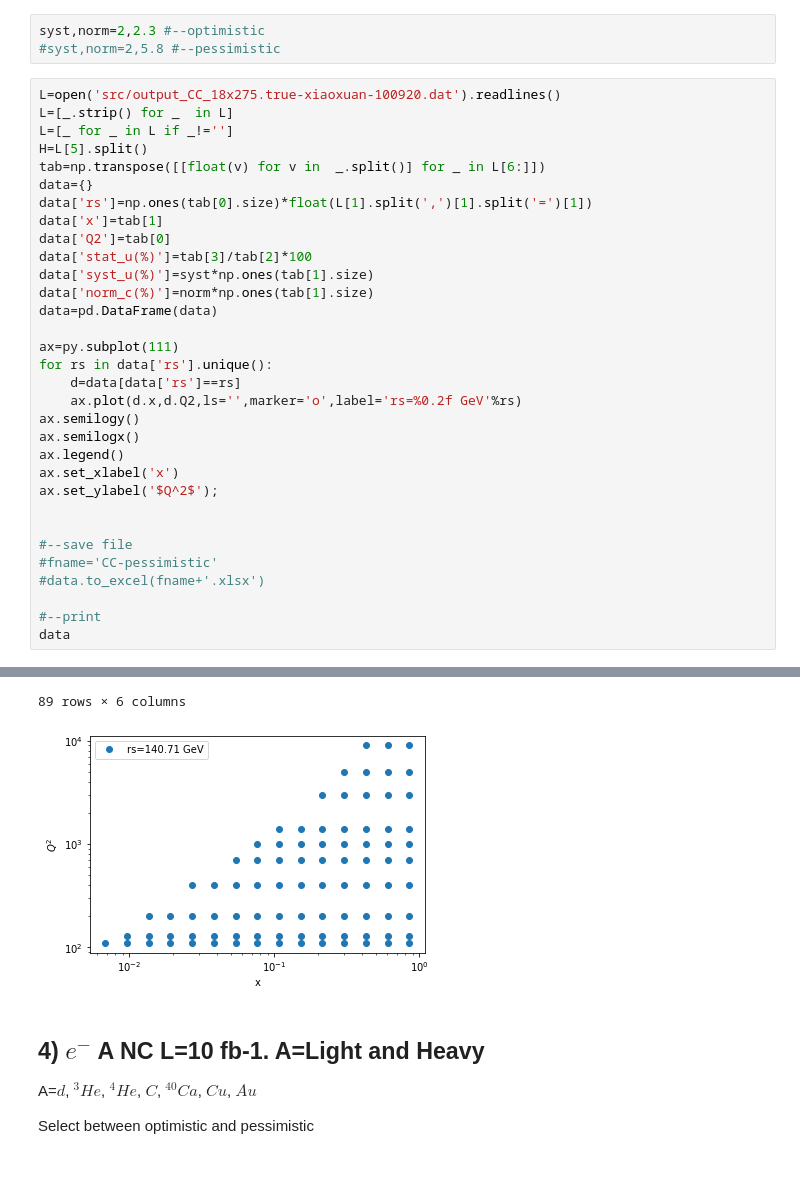
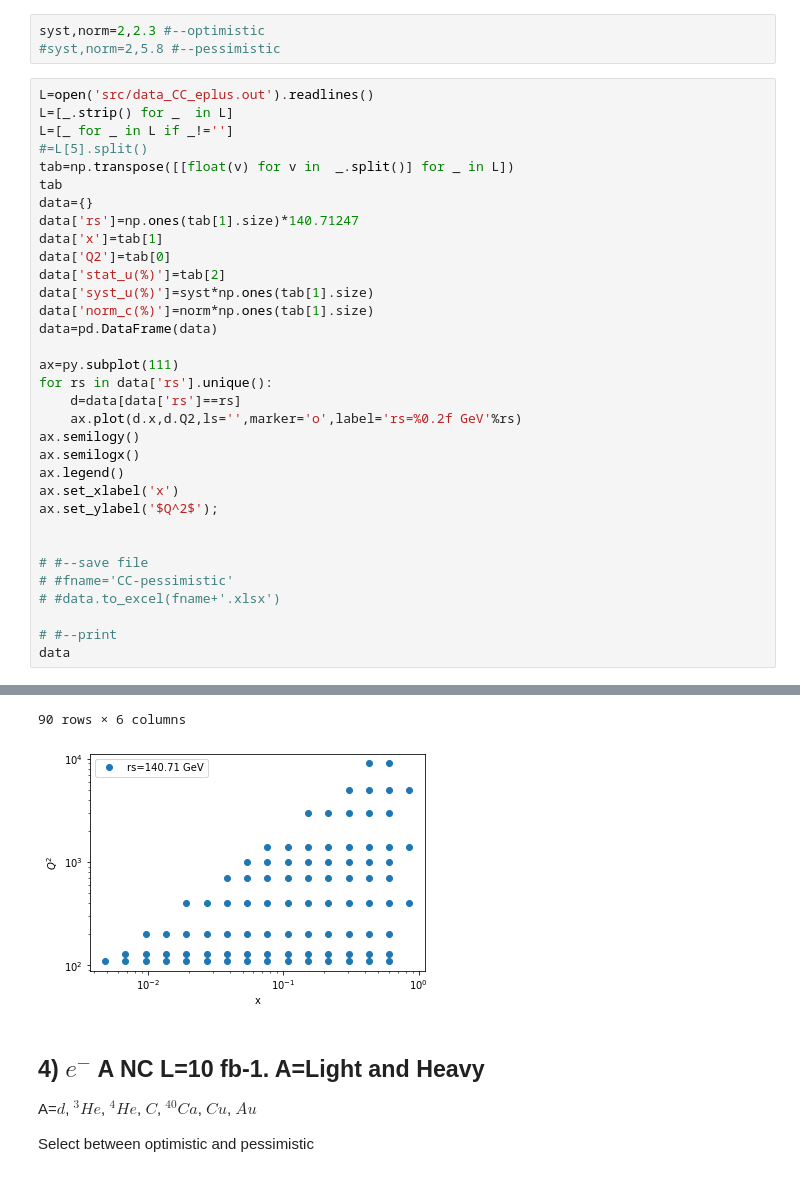
Before and after one commit to JeffersonLab/txgrids, a Jupyter notebook: expdata/workbook.ipynb, the cells around one changed output, grey strips where cells are left out. Cells and saved outputs as stored; diff of their text form.

```diff
--- a/expdata/workbook.ipynb
+++ b/expdata/workbook.ipynb
@@ -144,16 +144,17 @@ Select between optimistic and pessimistic
 syst,norm=2,2.3 #--optimistic
 #syst,norm=2,5.8 #--pessimistic
 # %%
-L=open('src/output_CC_18x275.true-xiaoxuan-100920.dat').readlines()
+L=open('src/data_CC_eplus.out').readlines()
 L=[_.strip() for _  in L]
 L=[_ for _ in L if _!='']
-H=L[5].split()
-tab=np.transpose([[float(v) for v in  _.split()] for _ in L[6:]])
+#=L[5].split()
+tab=np.transpose([[float(v) for v in  _.split()] for _ in L])
+tab
 data={}
-data['rs']=np.ones(tab[0].size)*float(L[1].split(',')[1].split('=')[1])
+data['rs']=np.ones(tab[1].size)*140.71247
 data['x']=tab[1]
 data['Q2']=tab[0]
-data['stat_u(%)']=tab[3]/tab[2]*100
+data['stat_u(%)']=tab[2]
 data['syst_u(%)']=syst*np.ones(tab[1].size)
 data['norm_c(%)']=norm*np.ones(tab[1].size)
 data=pd.DataFrame(data)
@@ -169,11 +170,11 @@ ax.set_xlabel('x')
 ax.set_ylabel('$Q^2$');
 
 
-#--save file
-#fname='CC-pessimistic'
-#data.to_excel(fname+'.xlsx')
+# #--save file
+# #fname='CC-pessimistic'
+# #data.to_excel(fname+'.xlsx')
 
-#--print
+# #--print
 data
 # %% [output]
 |  | rs | x | Q2 | stat_u(%) | syst_u(%) | norm_c(%) |
@@ -191,5 +192,5 @@ data
-89 rows × 6 columns
+90 rows × 6 columns
-[figure, old version]
+[figure, new version]
 # %% [markdown]
 ##  4) $e^-$ A  NC L=10 fb-1.  A=Light and Heavy
 
```
Also changed, not shown: parts of 5 cells of this notebook, 1 other file.
